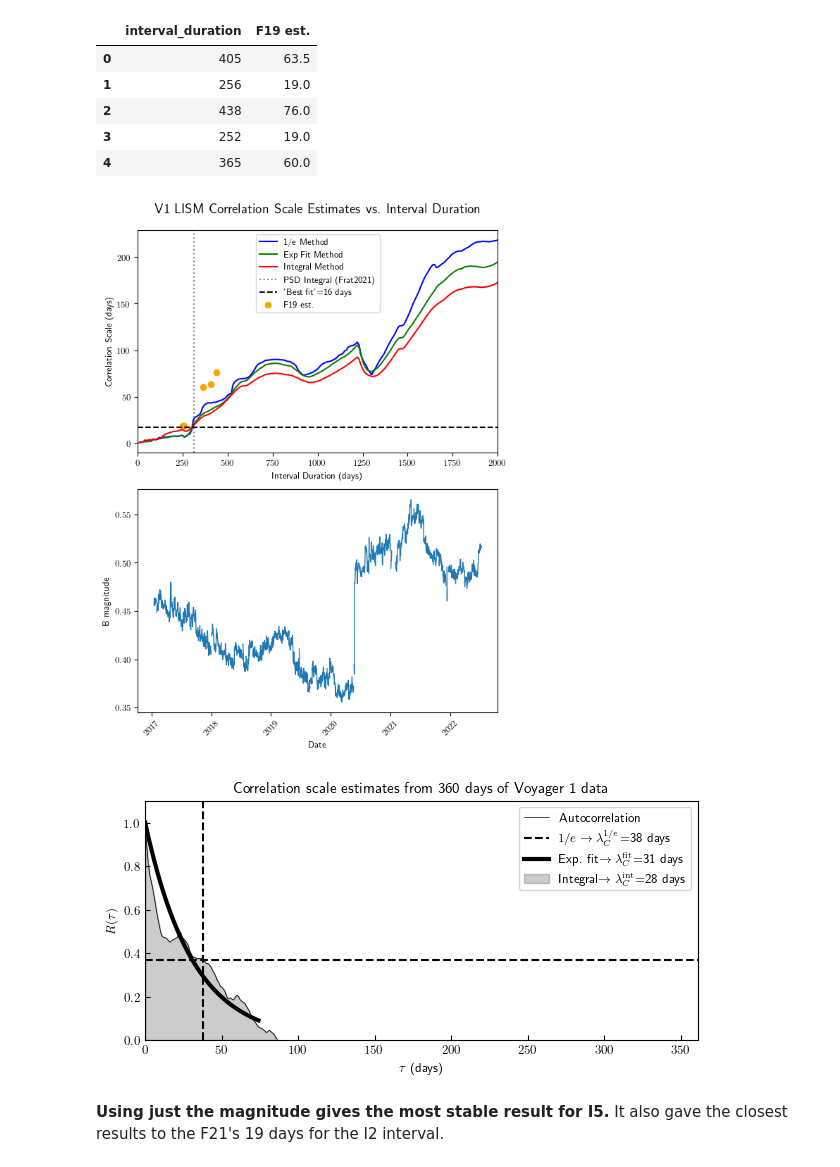
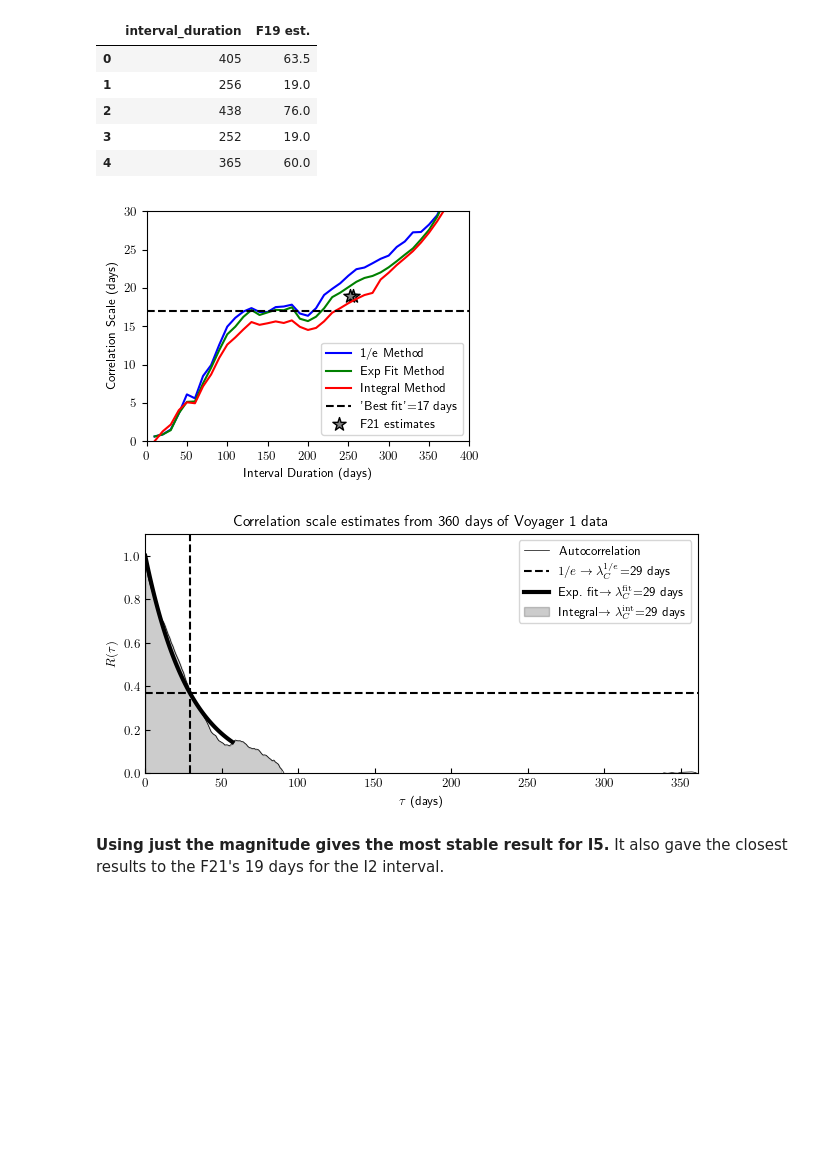
Before and after one commit to daniel-wrench/sf_gap_analysis, a Jupyter notebook: notebooks/voyager_scales_eda.ipynb, the cells around one changed output. Cells and saved outputs as stored; diff of their text form; code cells hidden in the pictures; blank space fills up the shorter version.

```diff
--- a/notebooks/voyager_scales_eda.ipynb
+++ b/notebooks/voyager_scales_eda.ipynb
@@ -47,10 +47,10 @@ doy_to_date = lambda year, doy: datetime.datetime(year, 1, 1) + datetime.timedel
 )
 
 # Set start date to start of Fraternale's interval I2 (312 days long)
-start_date = doy_to_date(2015, 131) # start of I1
+# start_date = doy_to_date(2015, 131) # start of I1
 
-# int_label = "I2"
-# start_date = doy_to_date(2014, 184)
+int_label = "I2"
+start_date = doy_to_date(2014, 184)
 # end_date = doy_to_date(2016, 131)
 
 # int_label = "I3"
@@ -58,10 +58,10 @@ start_date = doy_to_date(2015, 131) # start of I1
 # end_date = doy_to_date(2016, 294)
 
 # int_label = "I4"
-start_date  = doy_to_date(2017, 16)
+# start_date  = doy_to_date(2017, 16)
 # end_date = doy_to_date(2017, 272)
 
-int_label = "I5"
+# int_label = "I5"
 # start_date = doy_to_date(2018, 1)
 # end_date = doy_to_date(2018, 365)
 
@@ -223,64 +223,64 @@ methods = {
 
 f1_vals = pd.DataFrame(
     {
         "interval_duration": [405, 256, 438, 252, 365],
         "F19 est.": [63.5, 19, 76, 19, 60],
     }
 )
 
 colors = ['blue', 'green', 'red']
 
-fig, axs = plt.subplots(2, 1, figsize=(6, 8))
+fig, axs = plt.subplots(1, 1, figsize=(4, 3))
 
 # Plot correlation scale estimates
 for method, label in methods.items():
-    axs[0].plot(
+    axs.plot(
         df["interval_duration"],
         df[method],
         color=colors[list(methods.keys()).index(method)],
         label=label,
     )
 
-axs[0].axvline(
-    312,
-    color="black",
-    linestyle="dotted",
-    alpha=0.5,
-    label="PSD Integral (Frat2021)",
-)
+# axs[0].axvline(
+#     312,
+#     color="black",
+#     linestyle="dotted",
+#     alpha=0.5,
+#     label="PSD Integral (Frat2021)",
+# )
 # axs[0].axhline(19, color="black", linestyle="dotted", alpha=0.5)
-axs[0].axhline(17, color="black", linestyle="--", label="'Best fit'=16 days")
+axs.axhline(17, color="black", linestyle="--", label="'Best fit'=17 days")
 
-axs[0].set_xlabel("Interval Duration (days)")
-axs[0].set_ylabel("Correlation Scale (days)")
-axs[0].set_title("V1 LISM Correlation Scale Estimates vs. Interval Duration", y=1.05, fontsize=14)
+axs.set_xlabel("Interval Duration (days)")
+axs.set_ylabel("Correlation Scale (days)")
+# axs[0].set_title("V1 LISM Correlation Scale Estimates vs. Interval Duration", y=1.05, fontsize=14)
 
-axs[0].scatter(f1_vals["interval_duration"], f1_vals["F19 est."], color="orange", label="F19 est.")
+axs.scatter(f1_vals["interval_duration"], f1_vals["F19 est."], color="grey", label="F21 estimates", marker="*", s=100, edgecolor='black')
 
-axs[0].legend()
-max_days = 2000
-axs[0].set_xlim(0,max_days)
-# axs[0].set_ylim(0, 38)
+axs.legend(loc="lower right")
+max_days = 400
+axs.set_xlim(0,max_days)
+axs.set_ylim(0, 30)
 
 # Plot interval
-end_date = start_date + datetime.timedelta(max_days)
-axs[1].plot(data_res["F1"][:end_date], lw=1)
-axs[1].set_xlabel("Date")
-axs[1].set_ylabel("B magnitude")
-# Rotate x-axis labels
-axs[1].tick_params(axis="x", rotation=45)
+# end_date = start_date + datetime.timedelta(max_days)
+# axs[1].plot(data_res["F1"][:end_date], lw=1)
+# axs[1].set_xlabel("Date")
+# axs[1].set_ylabel("B magnitude")
+# # Rotate x-axis labels
+# axs[1].tick_params(axis="x", rotation=45)
 
 
 plt.tight_layout()
-# plt.savefig(f"../results/cleaning/v1_lism_corr_scale_int_{int_label}.png", dpi=300)
+plt.savefig(f"../results/cleaning/v1_lism_corr_scale_int_{int_label}.png", dpi=300)
 plt.show()
 # %% [output]
-[figure, old version]
+[figure, new version]
 # %%
 # Display the ACF figure for the full interval duration
 results_df[results_df["interval_duration"] == 360]["figure_acf"].values[0]
 # %% [output]
-[figure, old version]
+[figure, new version]
 # %% [markdown]
 **Using just the magnitude gives the most stable result for I5.** It also gave the closest results to the F21's 19 days for the I2 interval.
 # %% [markdown]
```
Also changed, not shown: parts of 7 cells of this notebook.
